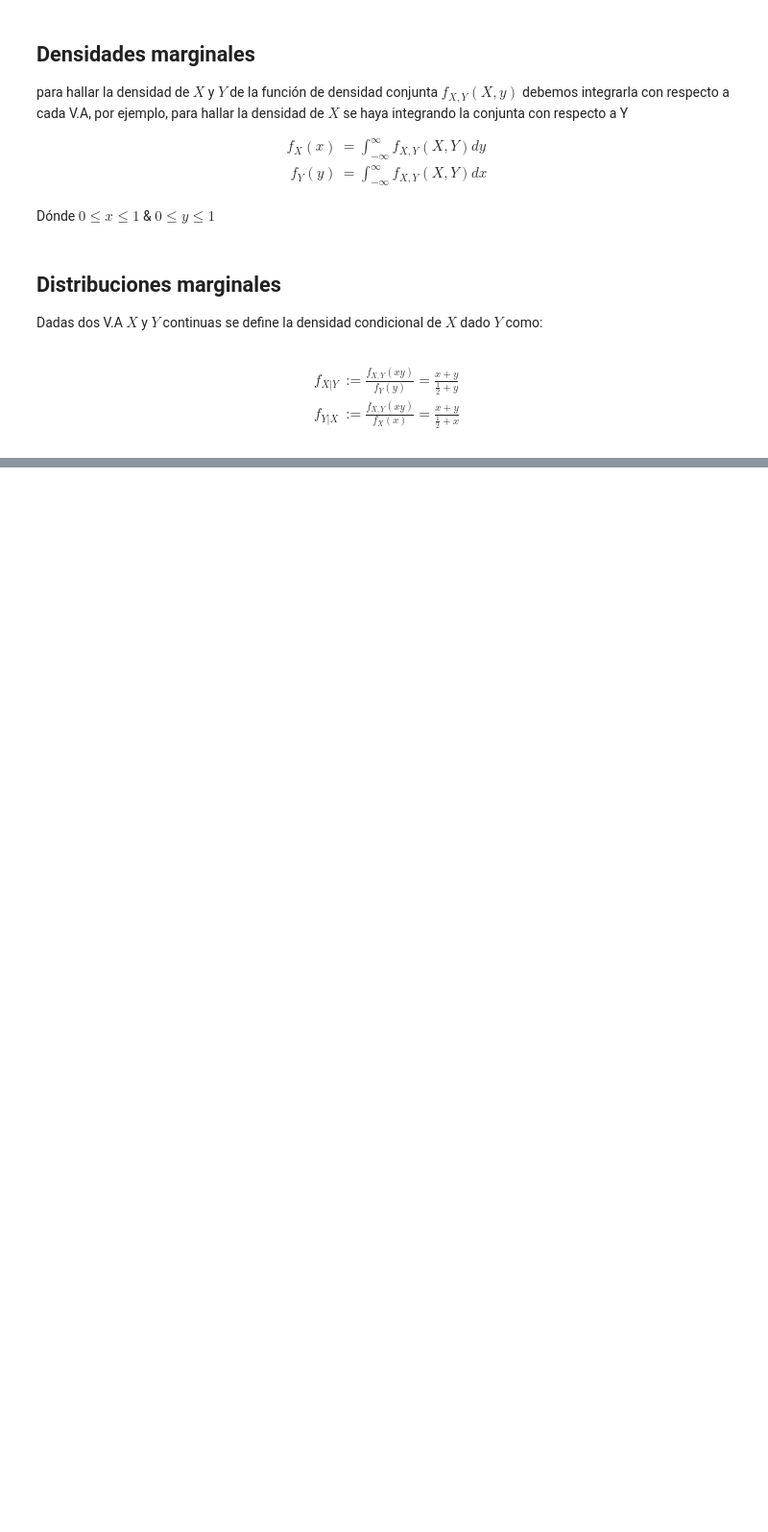
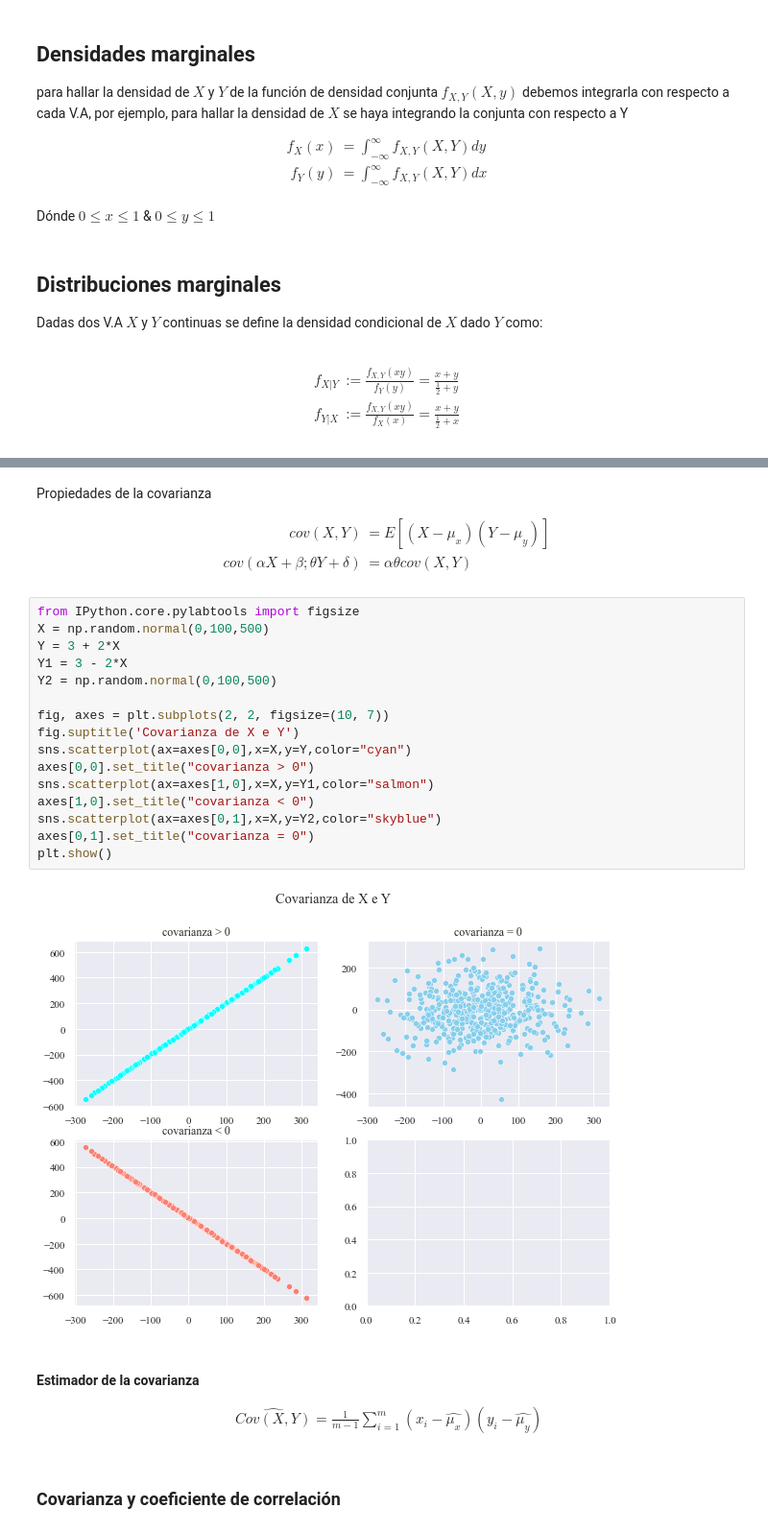
Before and after one commit to Mr-UMiguel/UExternado, a Jupyter notebook: FC/notas.ipynb, the cells around one changed output, grey strips where cells are left out. Shown at 96% size. Drawn from its saved outputs; the diff is of its cells as text; blank space fills up the shorter version.

```diff
--- a/FC/notas.ipynb
+++ b/FC/notas.ipynb
@@ -148,0 +249,32 @@ f_{X,Y}(x,y) &:= f_{x}(x)f_{y}(y)\\
+# %% [markdown]
+Propiedades de la covarianza
+
+\begin{align}
+cov(X,Y) &= E[(X-\mu_{x})(Y-\mu_{y})]\\
+cov(\alpha X+\beta; \theta Y +\delta) &= \alpha \theta cov(X,Y)
+\end{align}
+# %%
+from IPython.core.pylabtools import figsize
+X = np.random.normal(0,100,500)
+Y = 3 + 2*X
+Y1 = 3 - 2*X
+Y2 = np.random.normal(0,100,500)
+
+fig, axes = plt.subplots(2, 2, figsize=(10, 7))
+fig.suptitle('Covarianza de X e Y')
+sns.scatterplot(ax=axes[0,0],x=X,y=Y,color="cyan")
+axes[0,0].set_title("covarianza > 0")
+sns.scatterplot(ax=axes[1,0],x=X,y=Y1,color="salmon")
+axes[1,0].set_title("covarianza < 0")
+sns.scatterplot(ax=axes[0,1],x=X,y=Y2,color="skyblue")
+axes[0,1].set_title("covarianza = 0")
+plt.show()
+# %% [output]
+[figure, added]
+# %% [markdown]
+#### Estimador de la covarianza
+\begin{align}
+\hat{Cov(X,Y)} = \frac{1}{m-1}\sum_{i=1}^{m}(x_{i}-\hat{\mu_{x}})(y_{i}-\hat{\mu_{y}})
+\end{align}
+# %% [markdown]
+### Covarianza y coeficiente de correlación
```
Also changed, not shown: parts of 66 cells of this notebook, 6 other files.
